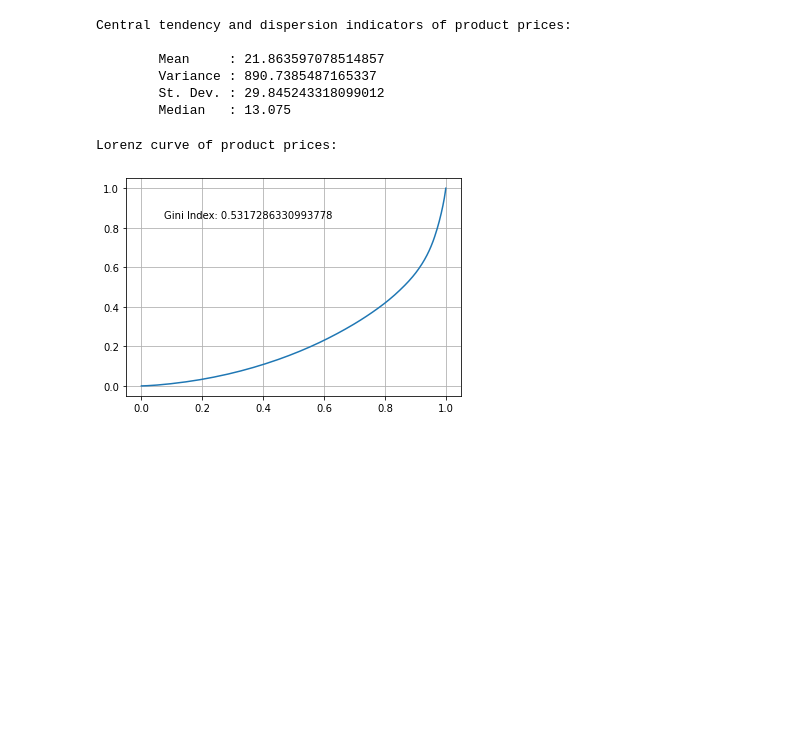
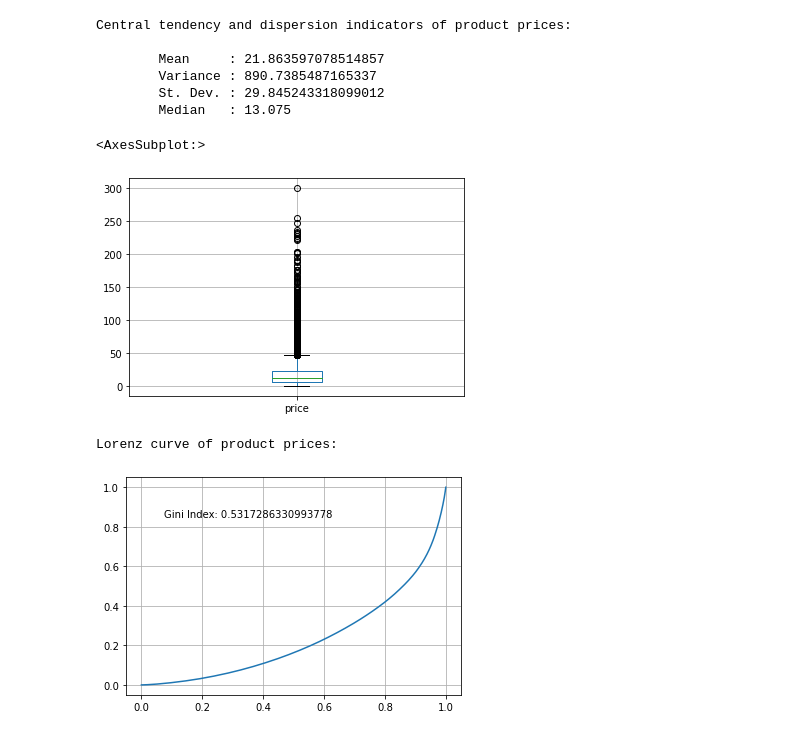
Before and after one commit to MegaMawilite/Book_Business, a Jupyter notebook: Amazoff.ipynb, the cells around one changed output. Cells and saved outputs as stored; diff of their text form; code cells hidden in the pictures; blank space fills up the shorter version.

Commit message:
some more plot and stuff

```diff
--- a/Amazoff.ipynb
+++ b/Amazoff.ipynb
@@ -102,16 +102,20 @@ def lorenz(v):
 # %%
 print("Central tendency and dispersion indicators of product prices:\n")
 print("\tMean     : " + str(avg(list(df_products['price']))))
 print("\tVariance : " + str(var(list(df_products['price']))))
 print("\tSt. Dev. : " + str(stdev(list(df_products['price']))))
 print("\tMedian   : " + str(med(list(df_products['price']))))
+
+df_products[['price']].boxplot()
 # %% [output]
 Central tendency and dispersion indicators of product prices:
 
         Mean     : 21.863597078514857
         Variance : 890.7385487165337
         St. Dev. : 29.845243318099012
         Median   : 13.075
+<AxesSubplot:>
+[figure, added]
 # %%
 # plotting the lorenz curve of price
 pricecurve = lorenz(list(df_products['price']))
```
Also changed, not shown: parts of 1 cell of this notebook.
